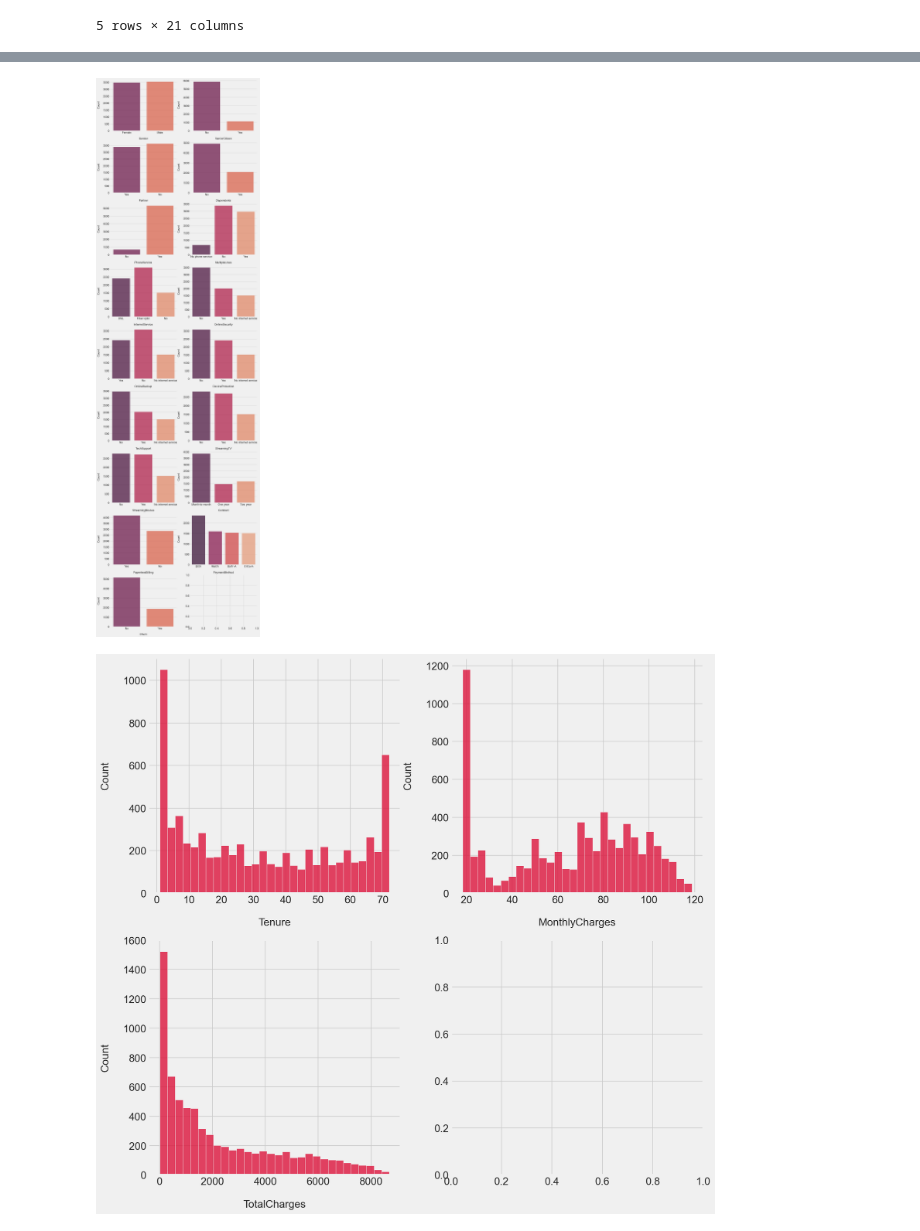
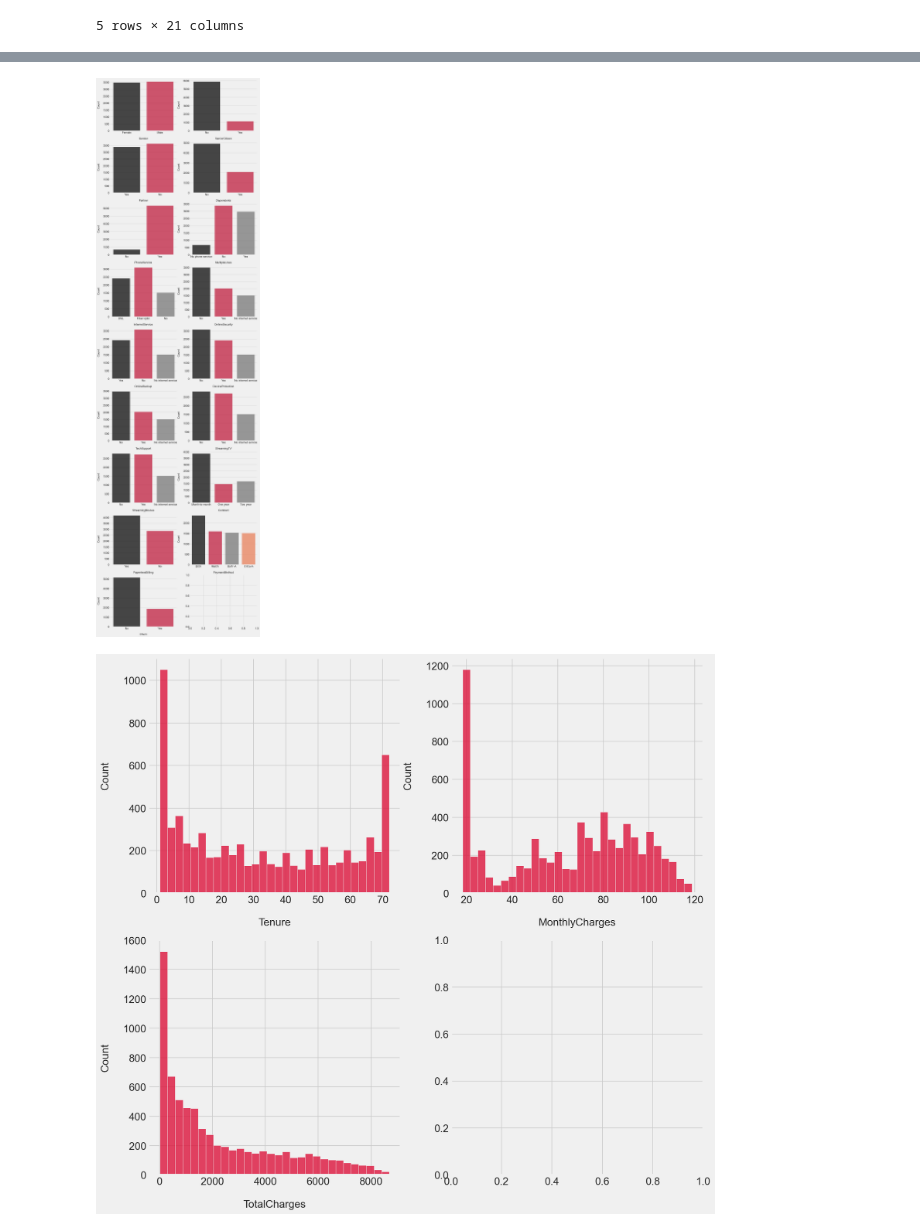
Before and after one commit to esbatiehsan/customer-churn, a Jupyter notebook: data-cleaning-exploration.ipynb, the cells around one changed output, grey strips where cells are left out. Drawn from its saved outputs; the diff is of its cells as text; code cells hidden in the pictures.

```diff
--- a/data-cleaning-exploration.ipynb
+++ b/data-cleaning-exploration.ipynb
@@ -90,25 +90,25 @@ customer_data.describe(include='all').T
 # %%
 fig1, ax1 = plt.subplots(nrows=9, ncols=2, figsize=(14, 56))
 
 index = 1
 categorical = customer_data.select_dtypes(include='object')
 for i in range(1, len(categorical.columns)):
     try:
-        sns.countplot(data=customer_data, x=categorical.columns[index], orient='h', palette='rocket',
-                      alpha=0.8, ax=ax1[i-1, 0])
+        sns.countplot(data=customer_data, x=categorical.columns[index], orient='h',
+                      palette=['k', 'crimson', 'gray', 'coral'], alpha=0.8, ax=ax1[i-1, 0])
         ax1[i-1, 0].set_xlabel(categorical.columns[index], labelpad=20)
         ax1[i-1, 0].set_ylabel('Count', labelpad=20)
         index += 1
 
-        sns.countplot(data=customer_data, x=categorical.columns[index], orient='h', palette='rocket',
-                      alpha=0.8, ax=ax1[i-1, 1])
+        sns.countplot(data=customer_data, x=categorical.columns[index], orient='h',
+                      palette=['k', 'crimson', 'gray', 'coral'], alpha=0.8, ax=ax1[i-1, 1])
         ax1[i-1, 1].set_xlabel(categorical.columns[index], labelpad=20)
         ax1[i-1, 1].set_ylabel('Count', labelpad=20)
         index += 1
     except:
         pass
 
 plt.show()
 # %% [output]
-[figure, old version]
+[figure, new version]
 # %%
```
Also changed, not shown: parts of 4 cells of this notebook.
